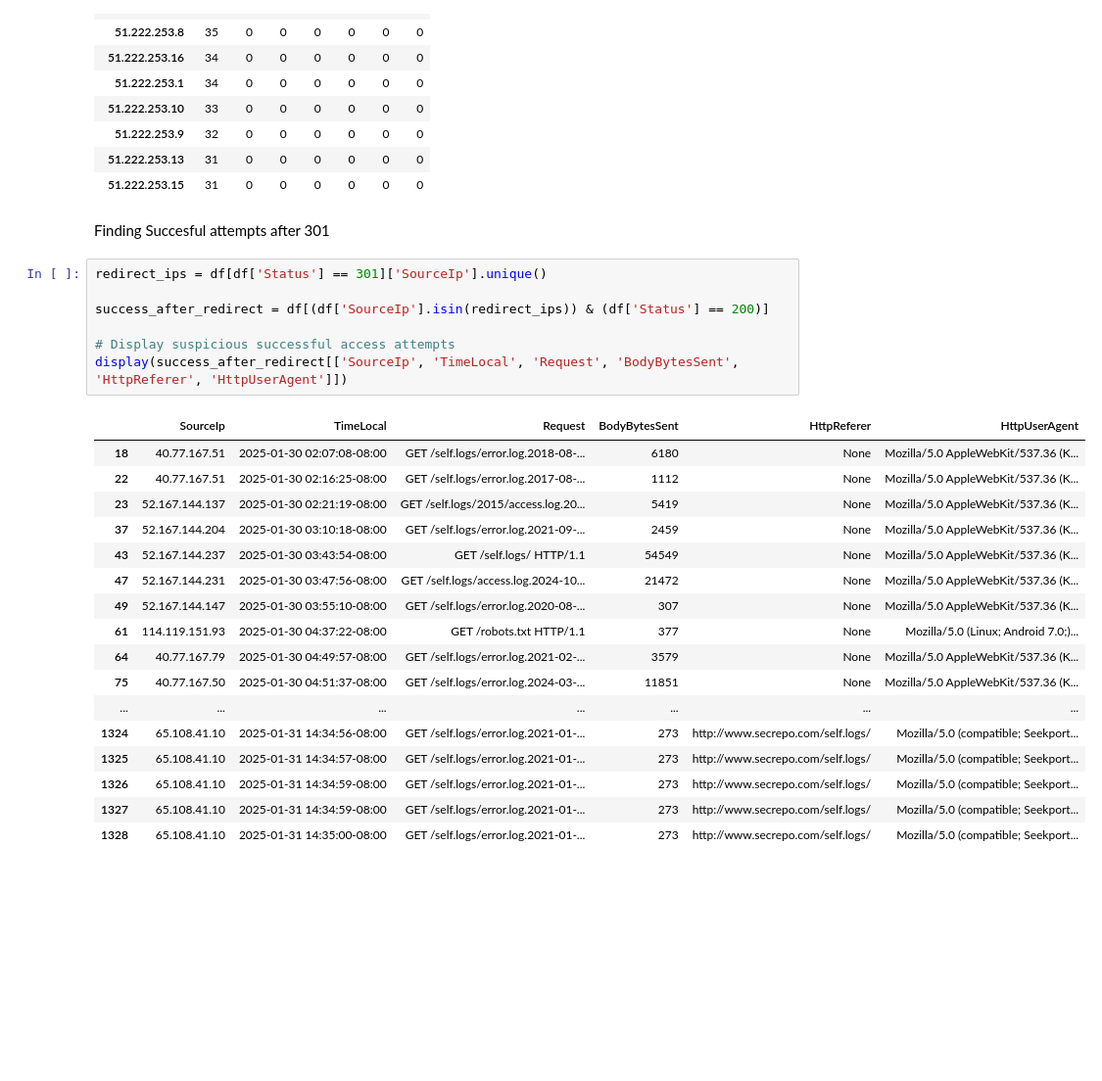
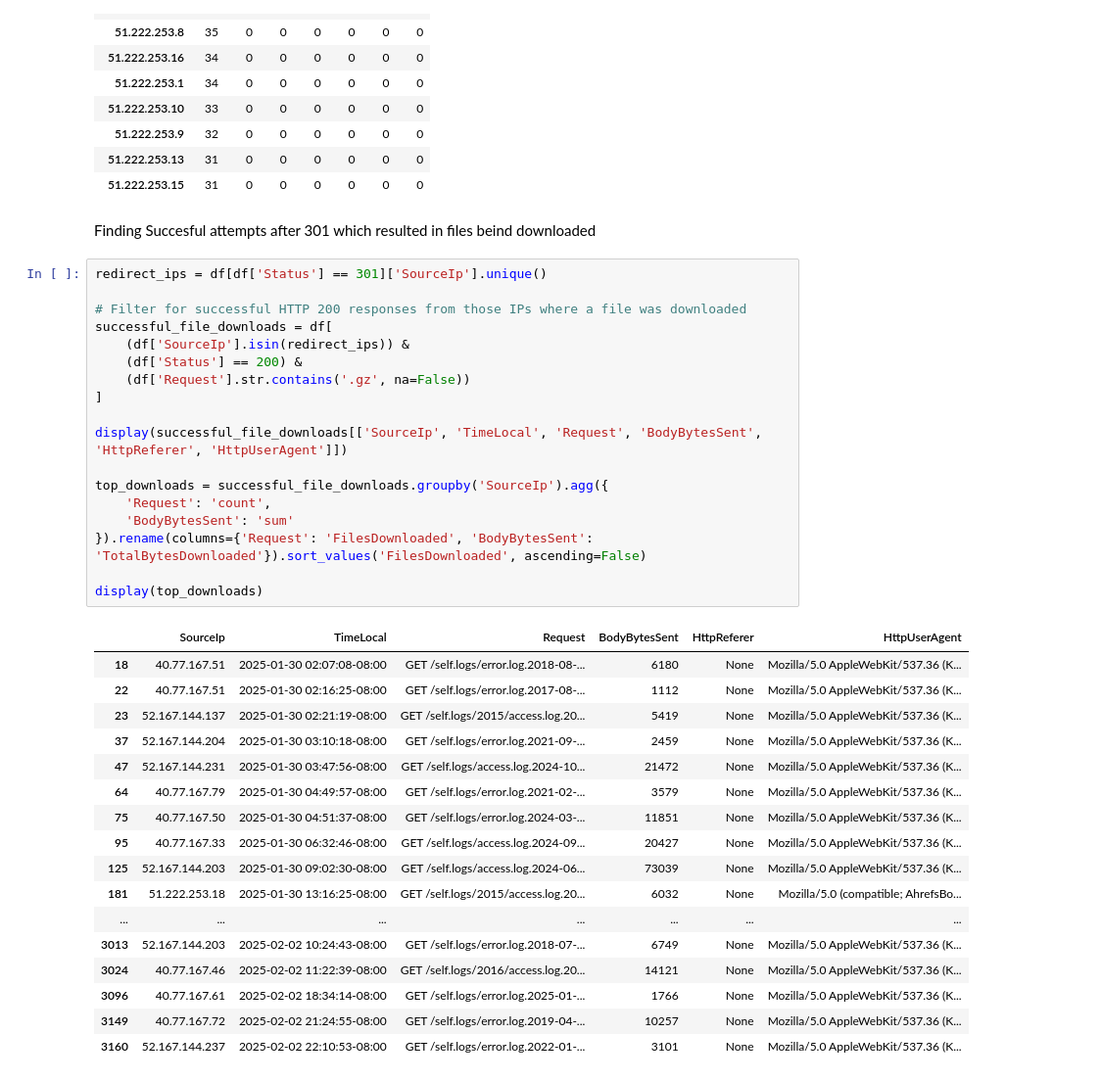
Before and after one commit to tayontech/TFH-Analysis, a Jupyter notebook: tp_secrepo.ipynb, the cells around one changed output. Shown at 98% size. Drawn from its saved outputs; the diff is of its cells as text; blank space fills up the shorter version.

```diff
--- a/tp_secrepo.ipynb
+++ b/tp_secrepo.ipynb
@@ -357,29 +357,40 @@ display(pivot.head(10))
 | 51.222.253.13 | 31 | 0 | 0 | 0 | 0 | 0 | 0 |
 | 51.222.253.15 | 31 | 0 | 0 | 0 | 0 | 0 | 0 |
 # %% [markdown]
-Finding Succesful attempts after 301
+Finding Succesful attempts after 301 which resulted in files beind downloaded
 # %%
 redirect_ips = df[df['Status'] == 301]['SourceIp'].unique()
 
-success_after_redirect = df[(df['SourceIp'].isin(redirect_ips)) & (df['Status'] == 200)]
+# Filter for successful HTTP 200 responses from those IPs where a file was downloaded
+successful_file_downloads = df[
+    (df['SourceIp'].isin(redirect_ips)) &
+    (df['Status'] == 200) &
+    (df['Request'].str.contains('.gz', na=False))
+]
 
-# Display suspicious successful access attempts
-display(success_after_redirect[['SourceIp', 'TimeLocal', 'Request', 'BodyBytesSent', 'HttpReferer', 'HttpUserAgent']])
+display(successful_file_downloads[['SourceIp', 'TimeLocal', 'Request', 'BodyBytesSent', 'HttpReferer', 'HttpUserAgent']])
+
+top_downloads = successful_file_downloads.groupby('SourceIp').agg({
+    'Request': 'count',
+    'BodyBytesSent': 'sum'
+}).rename(columns={'Request': 'FilesDownloaded', 'BodyBytesSent': 'TotalBytesDownloaded'}).sort_values('FilesDownloaded', ascending=False)
+
+display(top_downloads)
 # %% [output]
 |  | SourceIp | TimeLocal | Request | BodyBytesSent | HttpReferer | HttpUserAgent |
 | 18 | 40.77.167.51 | 2025-01-30 02:07:08-08:00 | GET /self.logs/error.log.2018-08-... | 6180 | None | Mozilla/5.0 AppleWebKit/537.36 (K... |
 | 22 | 40.77.167.51 | 2025-01-30 02:16:25-08:00 | GET /self.logs/error.log.2017-08-... | 1112 | None | Mozilla/5.0 AppleWebKit/537.36 (K... |
 | 23 | 52.167.144.137 | 2025-01-30 02:21:19-08:00 | GET /self.logs/2015/access.log.20... | 5419 | None | Mozilla/5.0 AppleWebKit/537.36 (K... |
 | 37 | 52.167.144.204 | 2025-01-30 03:10:18-08:00 | GET /self.logs/error.log.2021-09-... | 2459 | None | Mozilla/5.0 AppleWebKit/537.36 (K... |
-| 43 | 52.167.144.237 | 2025-01-30 03:43:54-08:00 | GET /self.logs/ HTTP/1.1 | 54549 | None | Mozilla/5.0 AppleWebKit/537.36 (K... |
 | 47 | 52.167.144.231 | 2025-01-30 03:47:56-08:00 | GET /self.logs/access.log.2024-10... | 21472 | None | Mozilla/5.0 AppleWebKit/537.36 (K... |
-| 49 | 52.167.144.147 | 2025-01-30 03:55:10-08:00 | GET /self.logs/error.log.2020-08-... | 307 | None | Mozilla/5.0 AppleWebKit/537.36 (K... |
-| 61 | 114.119.151.93 | 2025-01-30 04:37:22-08:00 | GET /robots.txt HTTP/1.1 | 377 | None | Mozilla/5.0 (Linux; Android 7.0;)... |
 | 64 | 40.77.167.79 | 2025-01-30 04:49:57-08:00 | GET /self.logs/error.log.2021-02-... | 3579 | None | Mozilla/5.0 AppleWebKit/537.36 (K... |
 | 75 | 40.77.167.50 | 2025-01-30 04:51:37-08:00 | GET /self.logs/error.log.2024-03-... | 11851 | None | Mozilla/5.0 AppleWebKit/537.36 (K... |
+| 95 | 40.77.167.33 | 2025-01-30 06:32:46-08:00 | GET /self.logs/access.log.2024-09... | 20427 | None | Mozilla/5.0 AppleWebKit/537.36 (K... |
+| 125 | 52.167.144.203 | 2025-01-30 09:02:30-08:00 | GET /self.logs/access.log.2024-06... | 73039 | None | Mozilla/5.0 AppleWebKit/537.36 (K... |
+| 181 | 51.222.253.18 | 2025-01-30 13:16:25-08:00 | GET /self.logs/2015/access.log.20... | 6032 | None | Mozilla/5.0 (compatible; AhrefsBo... |
 | ... | ... | ... | ... | ... | ... | ... |
-| 1324 | 65.108.41.10 | 2025-01-31 14:34:56-08:00 | GET /self.logs/error.log.2021-01-... | 273 | http://www.secrepo.com/self.logs/ | Mozilla/5.0 (compatible; Seekport... |
-| 1325 | 65.108.41.10 | 2025-01-31 14:34:57-08:00 | GET /self.logs/error.log.2021-01-... | 273 | http://www.secrepo.com/self.logs/ | Mozilla/5.0 (compatible; Seekport... |
-| 1326 | 65.108.41.10 | 2025-01-31 14:34:59-08:00 | GET /self.logs/error.log.2021-01-... | 273 | http://www.secrepo.com/self.logs/ | Mozilla/5.0 (compatible; Seekport... |
-| 1327 | 65.108.41.10 | 2025-01-31 14:34:59-08:00 | GET /self.logs/error.log.2021-01-... | 273 | http://www.secrepo.com/self.logs/ | Mozilla/5.0 (compatible; Seekport... |
-| 1328 | 65.108.41.10 | 2025-01-31 14:35:00-08:00 | GET /self.logs/error.log.2021-01-... | 273 | http://www.secrepo.com/self.logs/ | Mozilla/5.0 (compatible; Seekport... |
+| 3013 | 52.167.144.203 | 2025-02-02 10:24:43-08:00 | GET /self.logs/error.log.2018-07-... | 6749 | None | Mozilla/5.0 AppleWebKit/537.36 (K... |
+| 3024 | 40.77.167.46 | 2025-02-02 11:22:39-08:00 | GET /self.logs/2016/access.log.20... | 14121 | None | Mozilla/5.0 AppleWebKit/537.36 (K... |
+| 3096 | 40.77.167.61 | 2025-02-02 18:34:14-08:00 | GET /self.logs/error.log.2025-01-... | 1766 | None | Mozilla/5.0 AppleWebKit/537.36 (K... |
+| 3149 | 40.77.167.72 | 2025-02-02 21:24:55-08:00 | GET /self.logs/error.log.2019-04-... | 10257 | None | Mozilla/5.0 AppleWebKit/537.36 (K... |
+| 3160 | 52.167.144.237 | 2025-02-02 22:10:53-08:00 | GET /self.logs/error.log.2022-01-... | 3101 | None | Mozilla/5.0 AppleWebKit/537.36 (K... |
```
Also changed, not shown: parts of 6 cells of this notebook.
